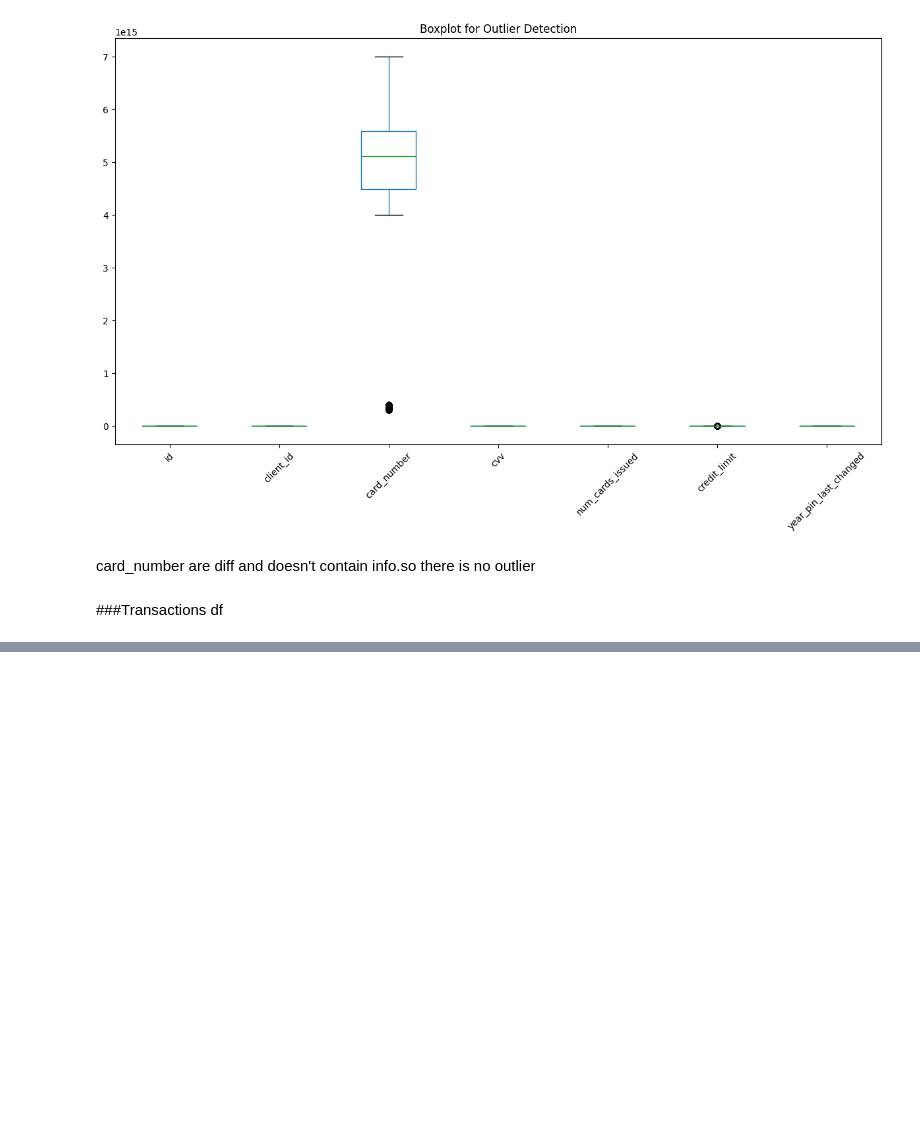
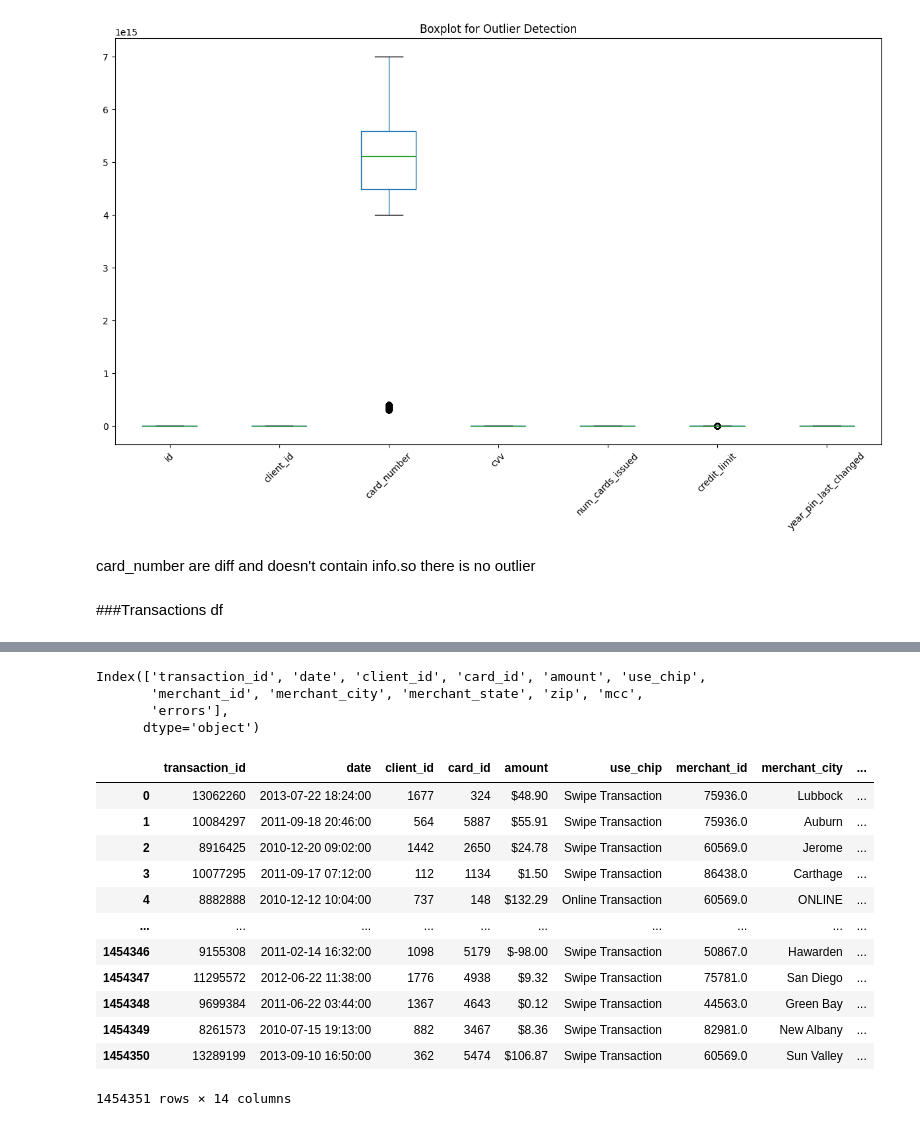
Before and after one commit to vishnupancharatnala/Rebit, a Jupyter notebook: EDA.ipynb, the cells around one changed output, grey strips where cells are left out. Saved outputs shown, nothing was run; the diff lists cells and outputs as text; code cells hidden in the pictures; blank space fills up the shorter version.

```diff
--- a/EDA.ipynb
+++ b/EDA.ipynb
@@ -13,0 +24,13 @@ users_df = pd.read_csv('users_data.csv')
+# %%
+# Find the JSON file within the downloaded directory
+json_file = next((f for f in os.listdir(path1) if f.endswith('.json')), None)
+
+# Construct the full path to the JSON file
+json_file_path = os.path.join(path1, json_file) if json_file else None
+
+# Check if a JSON file was found
+if json_file_path:
+    fraud_lables = pd.read_json(json_file_path)
+
+else:
+    print("No JSON file found in the downloaded dataset.")
@@ -13,0 +71,8 @@ users_df = pd.read_csv('users_data.csv')
+# %%
+# in the fraud lables first colum has no name , name it has transaction_id and for second column rename as is_fraud
+fraud_lables.columns = ['is_fraud']
+fraud_lables.columns
+
+# we have first column as transcation_id but it has no name,give name as transaction_id
+fraud_lables.index.name = 'transaction_id'
+fraud_lables.head()
@@ -13,0 +87,6 @@ users_df = pd.read_csv('users_data.csv')
+# %%
+# make a new data frame from fraud_lables having index of fraud_lables and is_fraud as columns
+fraud_lables = fraud_lables.reset_index()
+fraud_lables.head()
+
+# fraud_lables.columns
@@ -208,0 +321,26 @@ dtype: int64
+# %%
+transactions_df.rename(columns={'id':'transaction_id'},inplace=True)
+transactions_df.columns
+# %% [output]
+Index(['transaction_id', 'date', 'client_id', 'card_id', 'amount', 'use_chip',
+       'merchant_id', 'merchant_city', 'merchant_state', 'zip', 'mcc',
+       'errors'],
+      dtype='object')
+# %%
+# merge fraud_lables and transactions_df using left on transaction_id
+transactions_df = transactions_df.merge(fraud_lables,how='left',on='transaction_id')
+transactions_df
+# %% [output]
+|  | transaction_id | date | client_id | card_id | amount | use_chip | merchant_id | merchant_city | ... |
+| 0 | 13062260 | 2013-07-22 18:24:00 | 1677 | 324 | $48.90 | Swipe Transaction | 75936.0 | Lubbock | ... |
+| 1 | 10084297 | 2011-09-18 20:46:00 | 564 | 5887 | $55.91 | Swipe Transaction | 75936.0 | Auburn | ... |
+| 2 | 8916425 | 2010-12-20 09:02:00 | 1442 | 2650 | $24.78 | Swipe Transaction | 60569.0 | Jerome | ... |
+| 3 | 10077295 | 2011-09-17 07:12:00 | 112 | 1134 | $1.50 | Swipe Transaction | 86438.0 | Carthage | ... |
+| 4 | 8882888 | 2010-12-12 10:04:00 | 737 | 148 | $132.29 | Online Transaction | 60569.0 | ONLINE | ... |
+| ... | ... | ... | ... | ... | ... | ... | ... | ... | ... |
+| 1454346 | 9155308 | 2011-02-14 16:32:00 | 1098 | 5179 | $-98.00 | Swipe Transaction | 50867.0 | Hawarden | ... |
+| 1454347 | 11295572 | 2012-06-22 11:38:00 | 1776 | 4938 | $9.32 | Swipe Transaction | 75781.0 | San Diego | ... |
+| 1454348 | 9699384 | 2011-06-22 03:44:00 | 1367 | 4643 | $0.12 | Swipe Transaction | 44563.0 | Green Bay | ... |
+| 1454349 | 8261573 | 2010-07-15 19:13:00 | 882 | 3467 | $8.36 | Swipe Transaction | 82981.0 | New Albany | ... |
+| 1454350 | 13289199 | 2013-09-10 16:50:00 | 362 | 5474 | $106.87 | Swipe Transaction | 60569.0 | Sun Valley | ... |
+1454351 rows × 14 columns
```
Also changed, not shown: parts of 25 cells of this notebook.
